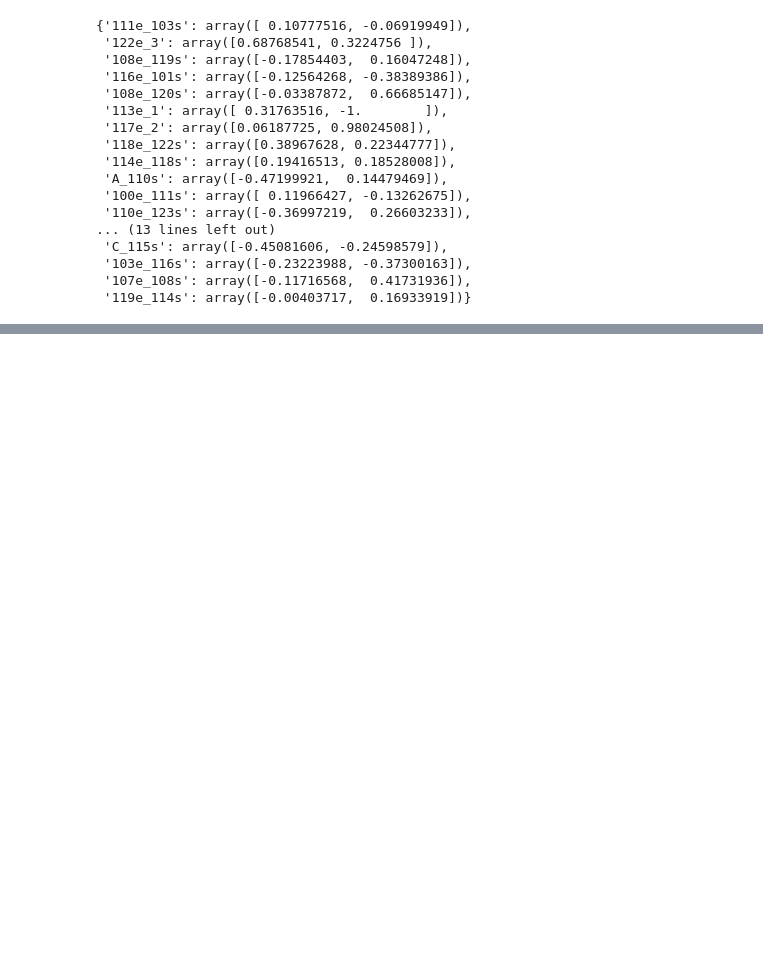
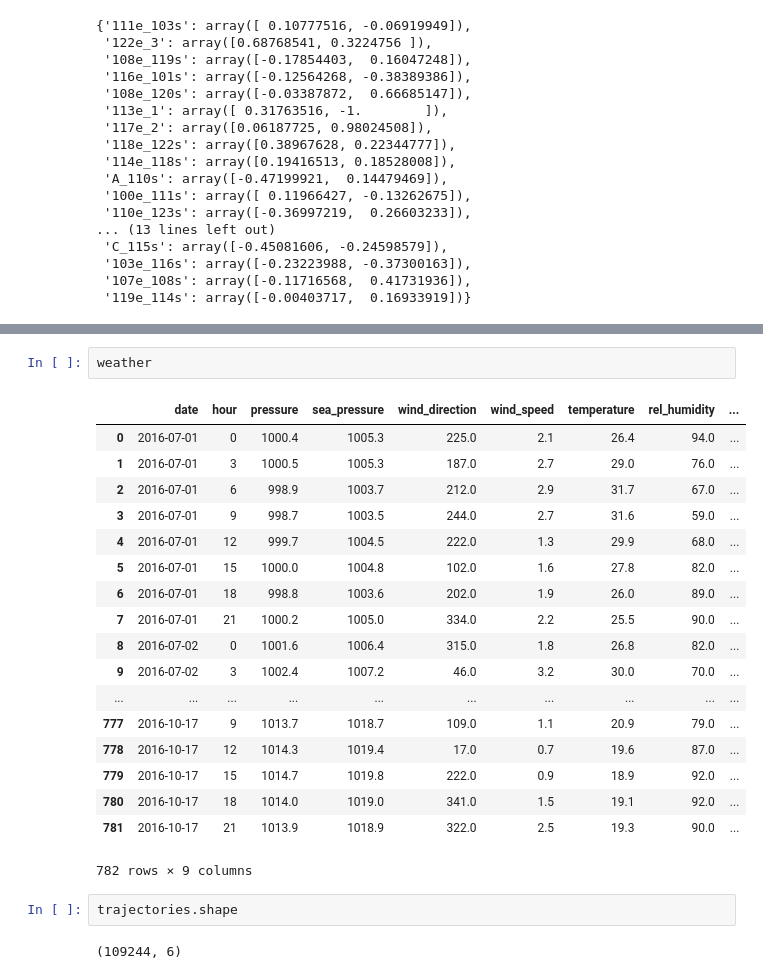
Before and after one commit to muciyuallen/TrafficFlowOptimization, a Jupyter notebook: NetWork Visualization.ipynb, the cells around one changed output, grey strips where cells are left out. Cells and saved outputs as stored; diff of their text form; blank space fills up the shorter version.

```diff
--- a/NetWork Visualization.ipynb
+++ b/NetWork Visualization.ipynb
@@ -231,0 +392,25 @@ pos
+# %%
+weather
+# %% [output]
+|  | date | hour | pressure | sea_pressure | wind_direction | wind_speed | temperature | rel_humidity | ... |
+| 0 | 2016-07-01 | 0 | 1000.4 | 1005.3 | 225.0 | 2.1 | 26.4 | 94.0 | ... |
+| 1 | 2016-07-01 | 3 | 1000.5 | 1005.3 | 187.0 | 2.7 | 29.0 | 76.0 | ... |
+| 2 | 2016-07-01 | 6 | 998.9 | 1003.7 | 212.0 | 2.9 | 31.7 | 67.0 | ... |
+| 3 | 2016-07-01 | 9 | 998.7 | 1003.5 | 244.0 | 2.7 | 31.6 | 59.0 | ... |
+| 4 | 2016-07-01 | 12 | 999.7 | 1004.5 | 222.0 | 1.3 | 29.9 | 68.0 | ... |
+| 5 | 2016-07-01 | 15 | 1000.0 | 1004.8 | 102.0 | 1.6 | 27.8 | 82.0 | ... |
+| 6 | 2016-07-01 | 18 | 998.8 | 1003.6 | 202.0 | 1.9 | 26.0 | 89.0 | ... |
+| 7 | 2016-07-01 | 21 | 1000.2 | 1005.0 | 334.0 | 2.2 | 25.5 | 90.0 | ... |
+| 8 | 2016-07-02 | 0 | 1001.6 | 1006.4 | 315.0 | 1.8 | 26.8 | 82.0 | ... |
+| 9 | 2016-07-02 | 3 | 1002.4 | 1007.2 | 46.0 | 3.2 | 30.0 | 70.0 | ... |
+| ... | ... | ... | ... | ... | ... | ... | ... | ... | ... |
+| 777 | 2016-10-17 | 9 | 1013.7 | 1018.7 | 109.0 | 1.1 | 20.9 | 79.0 | ... |
+| 778 | 2016-10-17 | 12 | 1014.3 | 1019.4 | 17.0 | 0.7 | 19.6 | 87.0 | ... |
+| 779 | 2016-10-17 | 15 | 1014.7 | 1019.8 | 222.0 | 0.9 | 18.9 | 92.0 | ... |
+| 780 | 2016-10-17 | 18 | 1014.0 | 1019.0 | 341.0 | 1.5 | 19.1 | 92.0 | ... |
+| 781 | 2016-10-17 | 21 | 1013.9 | 1018.9 | 322.0 | 2.5 | 19.3 | 90.0 | ... |
+782 rows × 9 columns
+# %%
+trajectories.shape
+# %% [output]
+(109244, 6)
```
Also changed, not shown: parts of 10 cells of this notebook.
